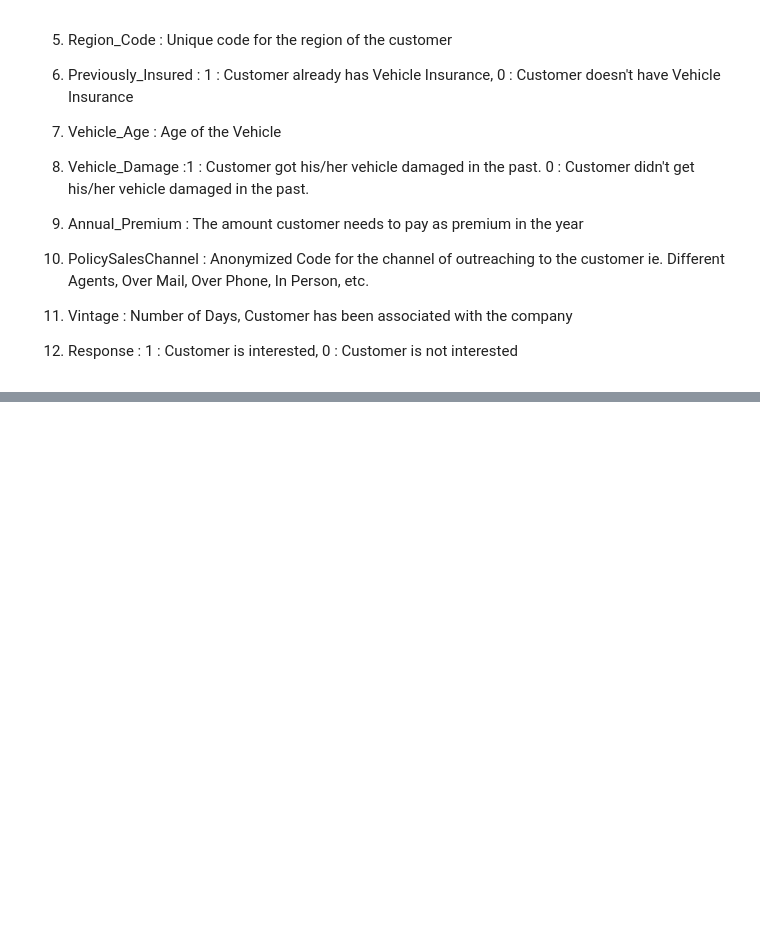
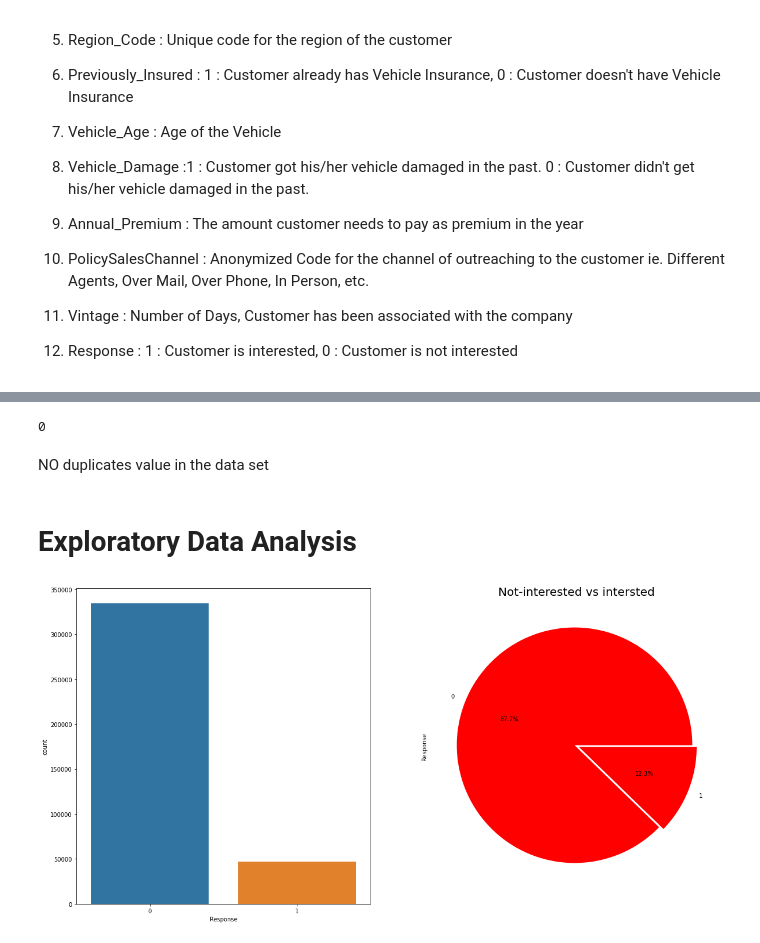
Before and after one commit to ajitpadole/HEALTH-INSURANCE-CROSS-SEAL-PREDICTION, a Jupyter notebook: HEALTH_INSURANCE_CROSS_SELL_PREDICTION.ipynb, the cells around one changed output, grey strips where cells are left out. Drawn from its saved outputs; the diff is of its cells as text; code cells hidden in the pictures; blank space fills up the shorter version.

```diff
--- a/HEALTH_INSURANCE_CROSS_SELL_PREDICTION.ipynb
+++ b/HEALTH_INSURANCE_CROSS_SELL_PREDICTION.ipynb
@@ -42,0 +78,6 @@ Now, in order to predict, whether the customer would be interested in Vehicle in
+# %%
+# path to csv file
+path = "/content/drive/MyDrive/HEALTH INSURANCE CROSS SELL PREDICTION/Copy of TRAIN-HEALTH INSURANCE CROSS SELL PREDICTION.csv"
+# %%
+# loding of Data
+df=pd.read_csv(path)
@@ -42,0 +166,18 @@ Now, in order to predict, whether the customer would be interested in Vehicle in
+# %%
+# cheking duplicates
+df.duplicated().sum()
+# %% [output]
+0
+# %% [markdown]
+NO duplicates value in the data set
+# %% [markdown]
+# **Exploratory** **Data** **Analysis**
+# %%
+# Target variable responce 0 = not intersted & 1 = intersted in insurance
+fig, axes = plt.subplots(ncols=2,figsize=(20,10))
+sns.countplot(df['Response'],data=df,ax=axes[0])
+plt.title('Not-interested vs intersted',fontsize=20)
+df['Response'].value_counts().plot.pie(autopct = '%.1f%%',ax = axes[1],explode = [0.02,0.02],colors='r')
+plt.show()
+# %% [output]
+[figure, added]
```
Also changed, not shown: parts of 11 cells of this notebook.
